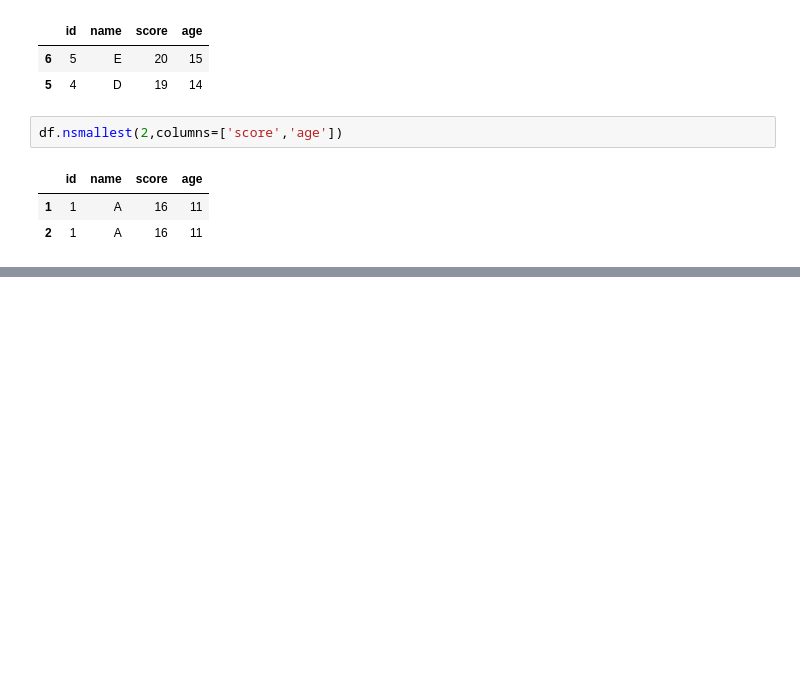
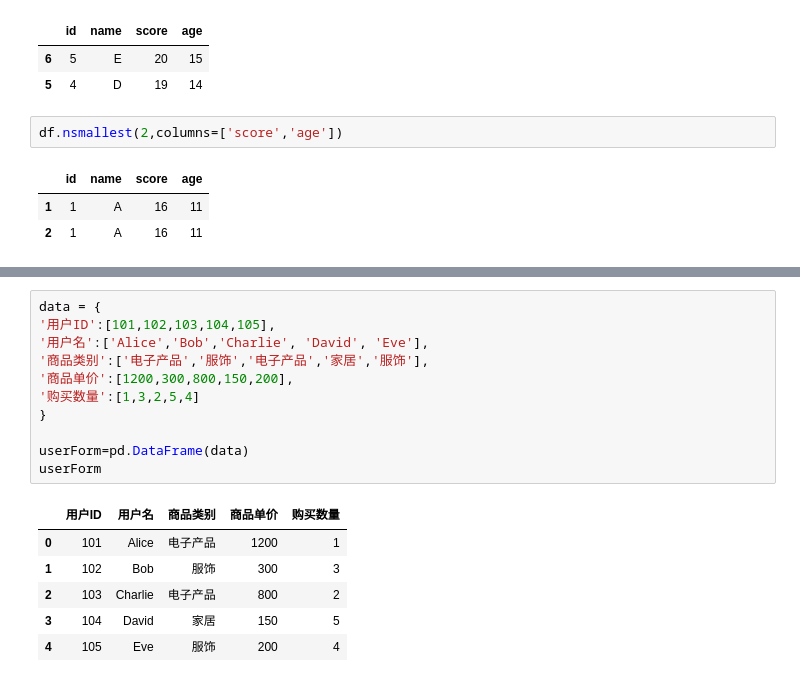
Before and after one commit to zzjzzjzzj423/num_pan_mat, a Jupyter notebook: StudyPandas/DataFrame.ipynb, the cells around one changed output, grey strips where cells are left out. Saved outputs shown, nothing was run; the diff lists cells and outputs as text; blank space fills up the shorter version.

```diff
--- a/StudyPandas/DataFrame.ipynb
+++ b/StudyPandas/DataFrame.ipynb
@@ -415,0 +569,18 @@ df.nsmallest(2,columns=['score','age'])
+# %%
+data = {
+'用户ID':[101,102,103,104,105],
+'用户名':['Alice','Bob','Charlie', 'David', 'Eve'],
+'商品类别':['电子产品','服饰','电子产品','家居','服饰'],
+'商品单价':[1200,300,800,150,200],
+'购买数量':[1,3,2,5,4]
+}
+
+userForm=pd.DataFrame(data)
+userForm
+# %% [output]
+|  | 用户ID | 用户名 | 商品类别 | 商品单价 | 购买数量 |
+| 0 | 101 | Alice | 电子产品 | 1200 | 1 |
+| 1 | 102 | Bob | 服饰 | 300 | 3 |
+| 2 | 103 | Charlie | 电子产品 | 800 | 2 |
+| 3 | 104 | David | 家居 | 150 | 5 |
+| 4 | 105 | Eve | 服饰 | 200 | 4 |
```
Also changed, not shown: parts of 23 cells of this notebook.
